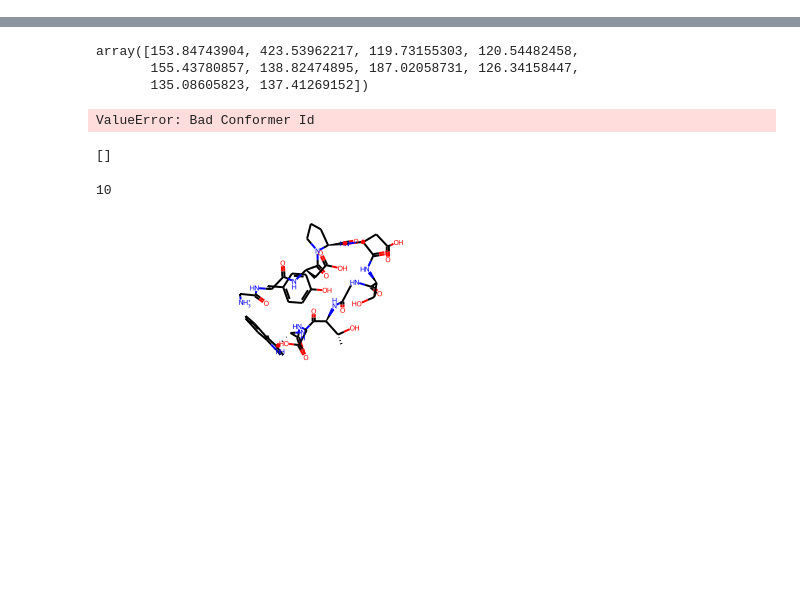
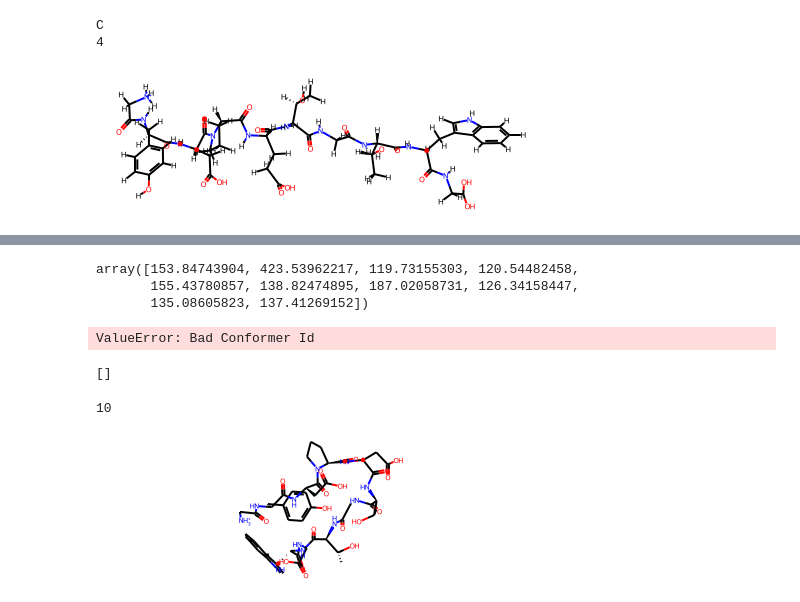
Before and after one commit to yashpatel5400/idp_rl, a Jupyter notebook: examples/chignolin.ipynb, the cells around one changed output, grey strips where cells are left out. Saved outputs shown, nothing was run; the diff lists cells and outputs as text; code cells hidden in the pictures; blank space fills up the shorter version.

```diff
--- a/examples/chignolin.ipynb
+++ b/examples/chignolin.ipynb
@@ -12,0 +17,12 @@ from typing import Any, List, Optional, Tuple
+# %%
+chignolin = Chem.rdmolfiles.MolFromPDBFile("../idp_rl/molecule_generation/chignolin/GYDPETGTWG_autopsf.pdb", removeHs=False)
+# %%
+print(chignolin.GetAtomWithIdx(16).GetSymbol())
+print(chignolin.GetAtomWithIdx(16).GetTotalValence())
+# %% [output]
+C
+4
+# %%
+chignolin
+# %% [output]
+[figure, added]
```
Also changed, not shown: parts of 5 cells of this notebook, 2 other files.
